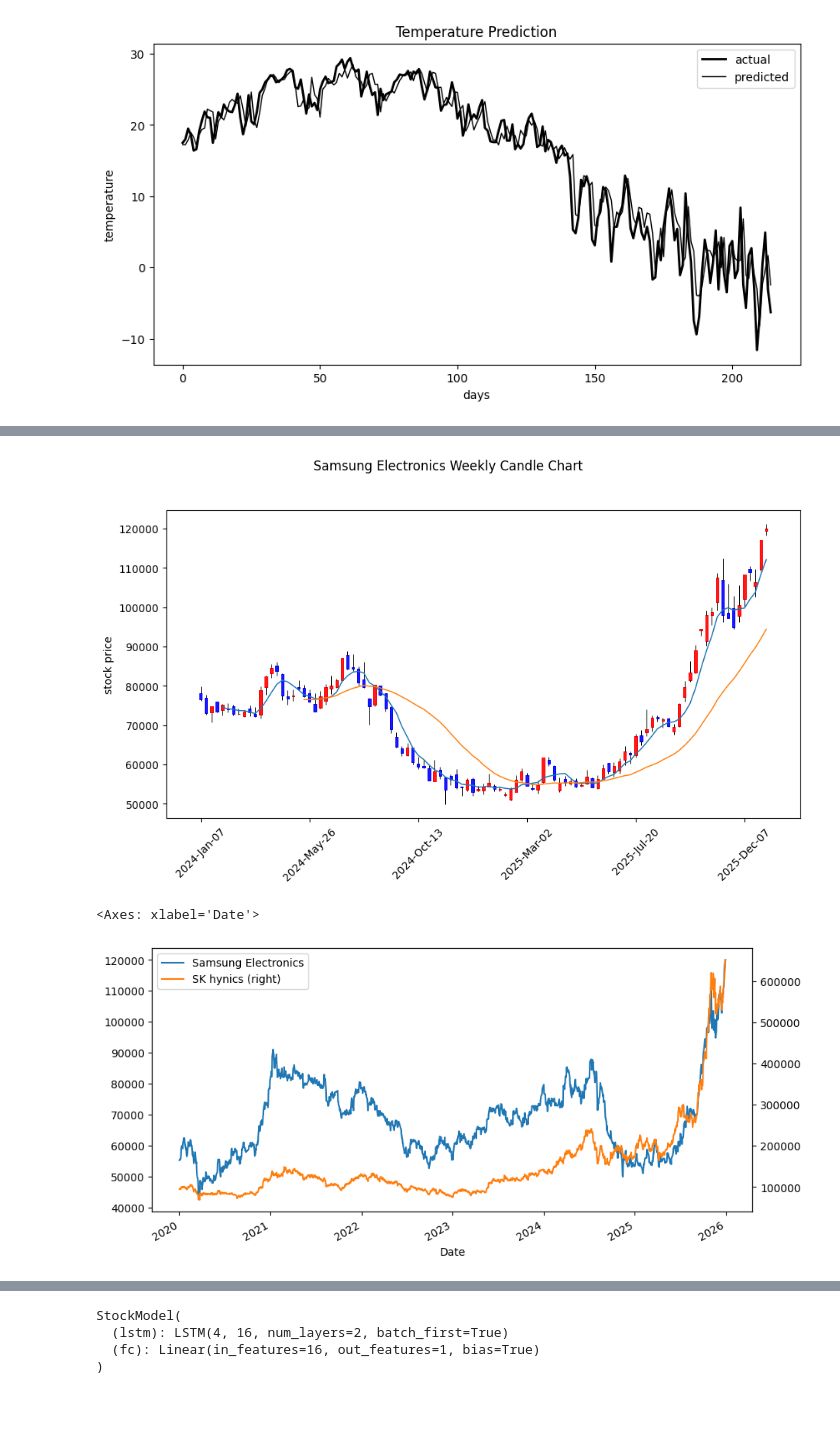
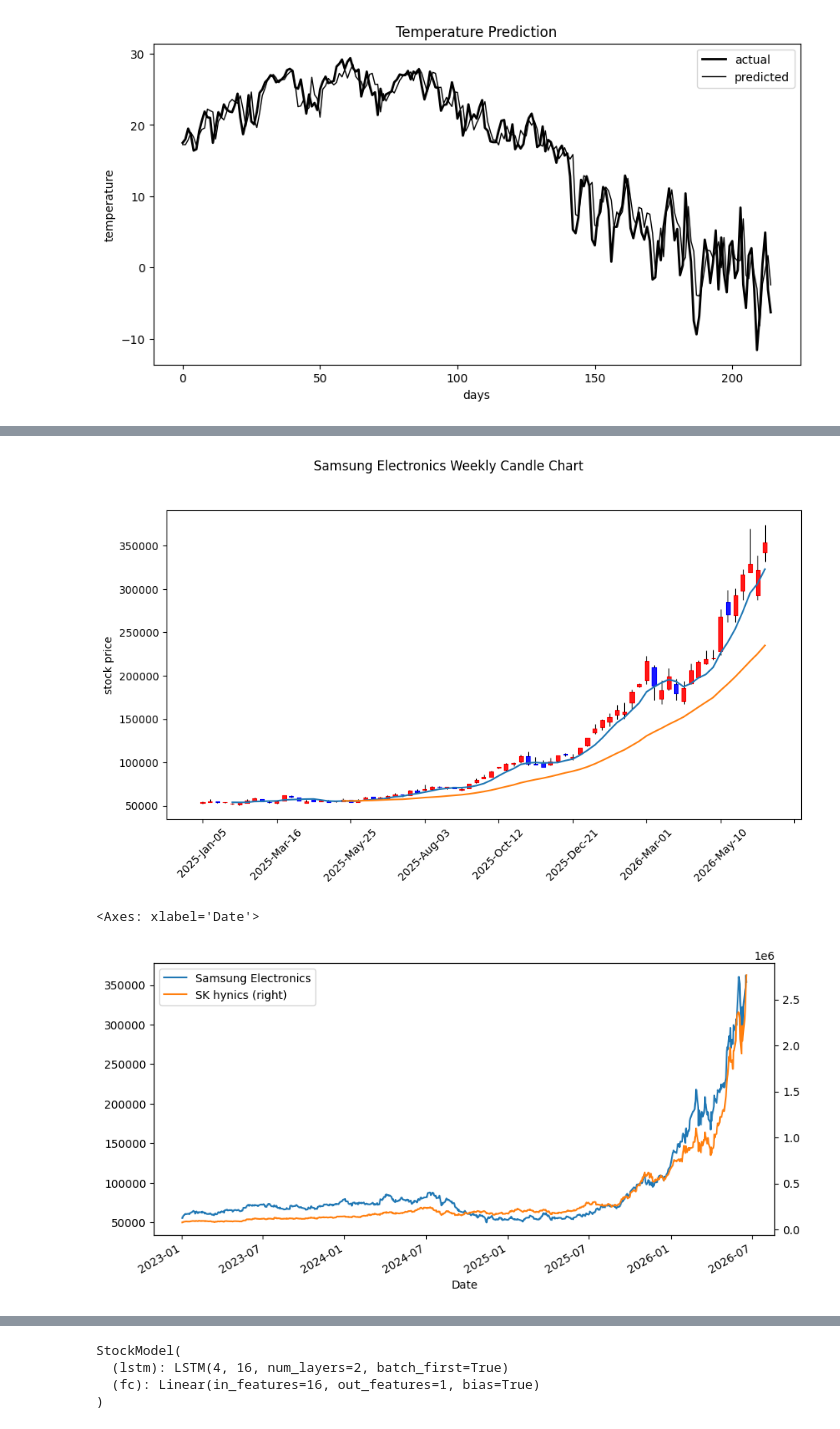
Before and after one commit to changsuk-oh/introduction-to-deep-learning, a Jupyter notebook: 6장_시계열_예측.ipynb, the cells around one changed output, grey strips where cells are left out. Drawn from its saved outputs; the diff is of its cells as text; code cells hidden in the pictures.

```diff
--- a/6장_시계열_예측.ipynb
+++ b/6장_시계열_예측.ipynb
@@ -409,6 +409,6 @@ mpf.plot(candle_df,
 # %%
 # 주봉 차트
-candle_week_df = df["2024-01-01":"2025-12-31"]
+candle_week_df = df["2025-01-01":"2026-06-30"]
 
 candle_week_df = candle_week_df.resample("W").apply(   # 월봉(ME)
     {"Open": "first", "High": "max", "Low": "min",   # 주 단위로 리샘플링
@@ -420,20 +420,20 @@ style = mpf.make_mpf_style(marketcolors=mc)
 mpf.plot(candle_week_df, type="candle", mav=(5, 20), style=style, figratio=(10, 5),
          title="Samsung Electronics Weekly Candle Chart", ylabel="stock price")
 # %% [output]
-[figure, old version]
+[figure, new version]
 # %%
 # 종목 주가 비교
 stock_list = [["Samsung Electronics", "005930"], ["SK hynics", "000660"]]
-df_list = [fdr.DataReader(code, "2020-01-01", "2025-12-31")["Close"]
+df_list = [fdr.DataReader(code, "2023-01-01", "2026-06-30")["Close"]
            for name, code in stock_list]
 compare_df = pd.concat(df_list, axis=1)
 compare_df.columns = [name for name, code in stock_list]
 
 compare_df[["Samsung Electronics", "SK hynics"]].plot(
     secondary_y=["SK hynics"], figsize=(10, 5))
 # %% [output]
 <Axes: xlabel='Date'>
-[figure, old version]
+[figure, new version]
 # %%
 # 불필요한 컬럼(Change) 제거/종가 맨 뒤에 배치
 df = df[["Open", "High", "Low", "Volume", "Close"]]
```
Also changed, not shown: parts of 11 cells of this notebook.
